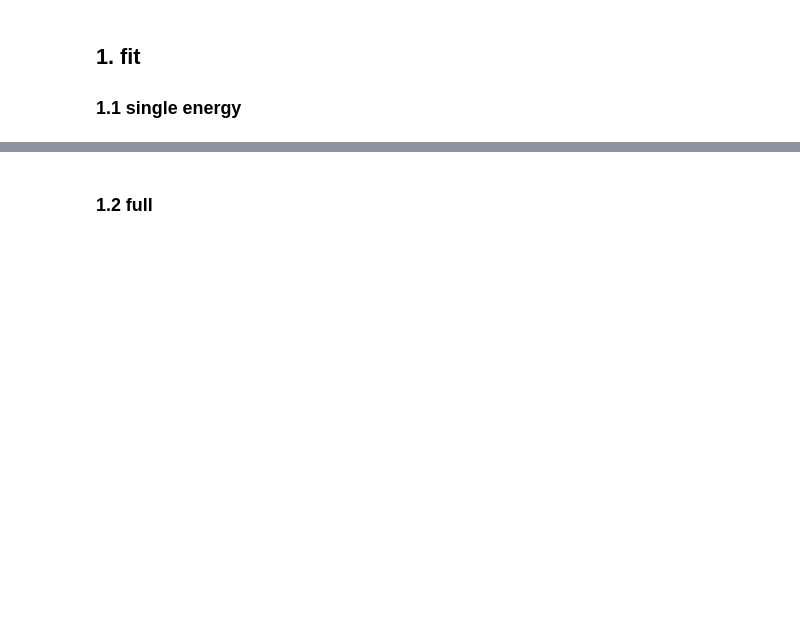
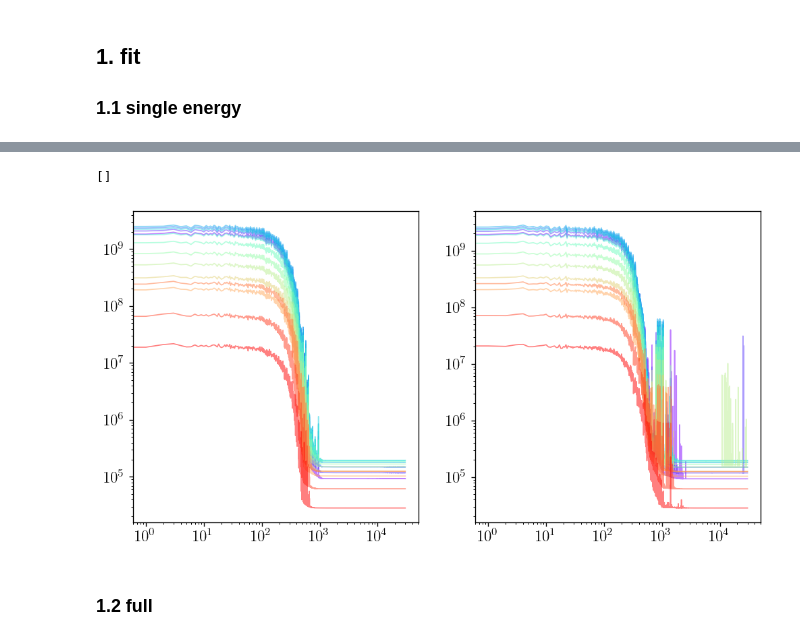
Before and after one commit to yitiansun/gce-prob-prog, a Jupyter notebook: notebooks/3_fit_gcepy.ipynb, the cells around one changed output, grey strips where cells are left out. Cells and saved outputs as stored; diff of their text form; code cells hidden in the pictures; blank space fills up the shorter version.

```diff
--- a/notebooks/3_fit_gcepy.ipynb
+++ b/notebooks/3_fit_gcepy.ipynb
@@ -110,12 +70,13 @@ for i in range(14):
 # %%
-ebinmodel = GCEPyModel(dif_names=['7p'], gce_names=['c19'])
-run_name = '7p_c19'
+ebinmodel = GCEPyModel(dif_names=['8t'], gce_names=['dm'], include_nuclear_bulges=True)
+run_name = '8t_dm_n'
 os.makedirs(f'{output_dir}/{run_name}', exist_ok=True)
 # %%
 for ie in range(14):
+    print(ie, ':')
     svi_results = ebinmodel.fit_SVI(
-        rng_key=jax.random.PRNGKey(123),
-        n_steps=20000,
+        rng_key=jax.random.PRNGKey(133),
+        n_steps=30000,
         guide='iaf',
         lr=5e-5,
         num_flows=5,
@@ -126,7 +87,7 @@ for ie in range(14):
     )
     trace_elbo = Trace_ELBO(num_particles=1000)
     elbo_loss = trace_elbo.loss(
-        jax.random.PRNGKey(242),
+        jax.random.PRNGKey(243),
         svi_results.params,
         ebinmodel.model,
         ebinmodel.guide,
@@ -139,3 +115,16 @@ for ie in range(14):
+# %%
+fig, axs = plt.subplots(1, 2, figsize=(10, 5))
+
+for ie in range(14):
+    svi_results, _ = pickle.load(open(f'{output_dir}/8t_c19_n/ie{ie}_fitinfo.p', 'rb'))
+    axs[0].plot(svi_results.losses, alpha=0.5, color=cms['rainbow'](ie/13), lw=1)
+    svi_results, _ = pickle.load(open(f'{output_dir}/8t_dm_n/ie{ie}_fitinfo.p', 'rb'))
+    axs[1].plot(svi_results.losses, alpha=0.5, color=cms['rainbow'](ie/13), lw=1)
+axs[0].loglog()
+axs[1].loglog()
+# %% [output]
+[]
+[figure, added]
 # %% [markdown]
 ### 1.2 full
 # %%
```
Also changed, not shown: parts of 10 cells of this notebook, 5 other files.
